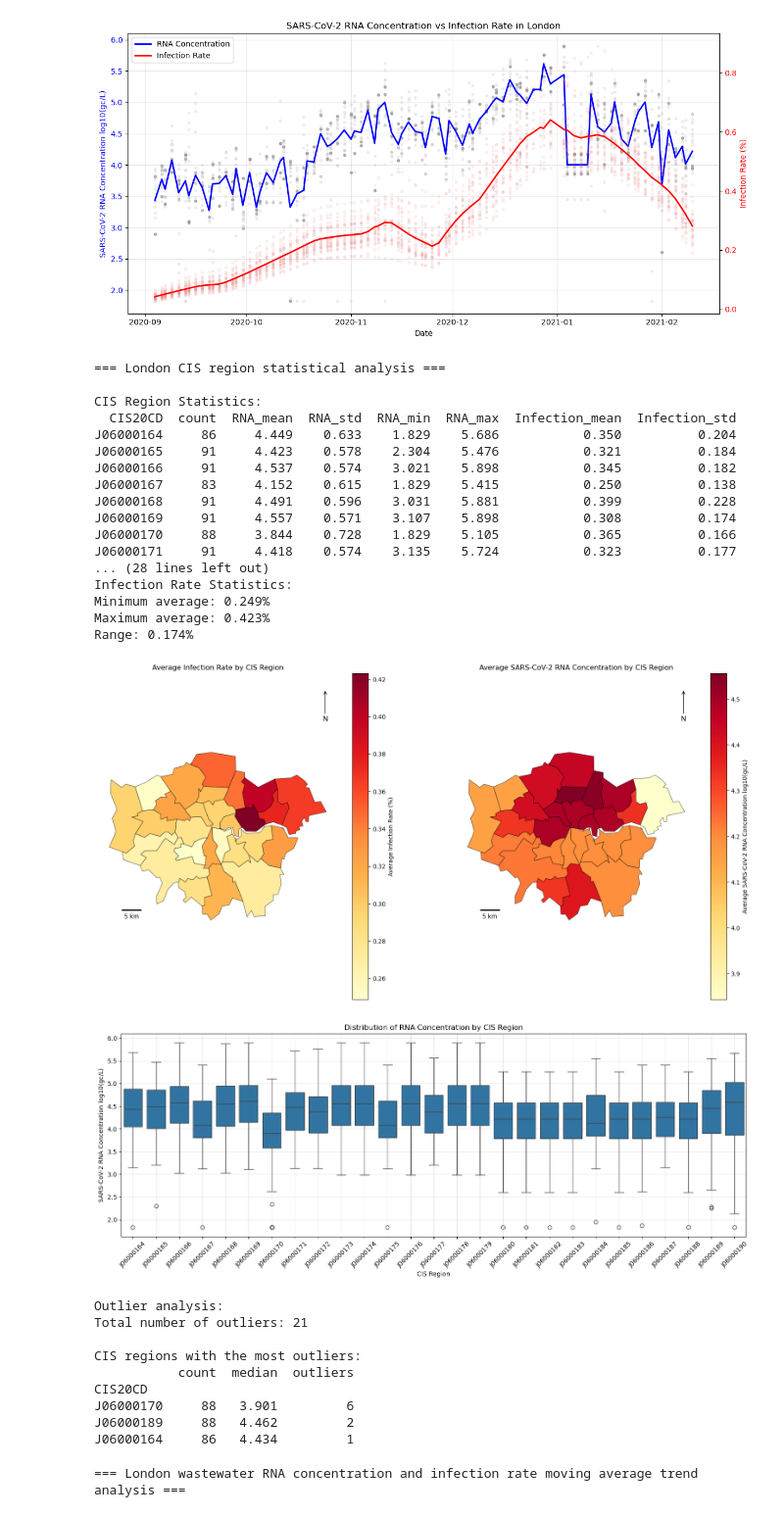
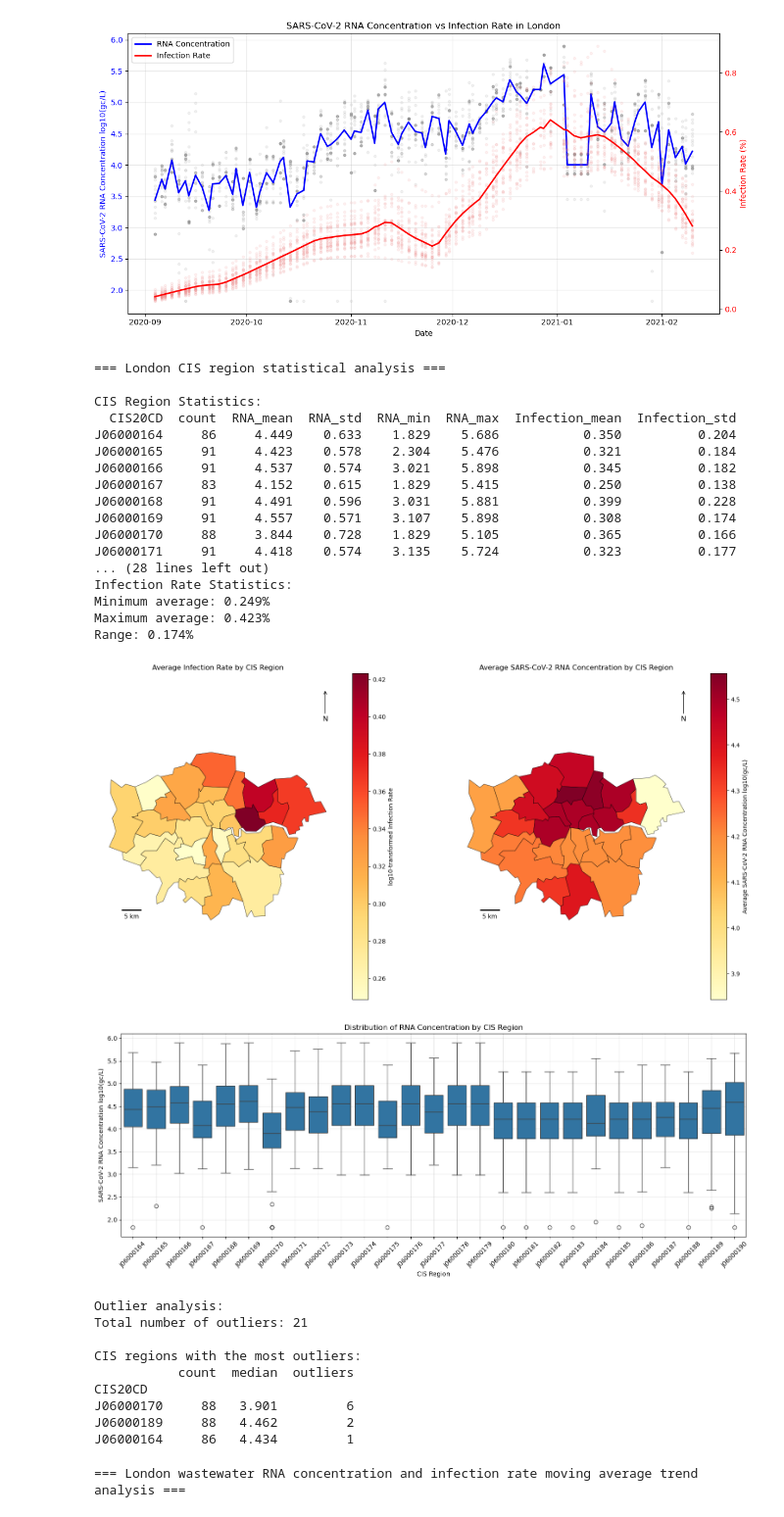
Before and after one commit to chaosun-bot/COVID-19-infection-prevalence-WBS, a Jupyter notebook: notebooks/01_data_exploration.ipynb, the cells around one changed output. Shown at 98% size. Cells and saved outputs as stored; diff of their text form; code cells hidden in the pictures.

```diff
--- a/notebooks/01_data_exploration.ipynb
+++ b/notebooks/01_data_exploration.ipynb
@@ -680,7 +680,7 @@ london_cis = london_cis.merge(spatial_stats, on='CIS20CD')
 london_cis.plot(column='Infection_mean',
                 ax=ax1,
                 legend=True,
-                legend_kwds={'label': 'Average Infection Rate (%)'},
+                legend_kwds={'label': 'log10-transformed Infection Rate'},
                 cmap='YlOrRd',
                 edgecolor='black',
                 linewidth=0.5)
@@ -765,34 +765,34 @@ def get_outliers(group):
     outliers = group[(group < lower_bound) | (group > upper_bound)]
     return len(outliers)
 
 boxplot_stats['outliers'] = london_data_transformed.groupby('CIS20CD')['sars_cov2_gc_l_mean'].apply(get_outliers)
 boxplot_stats['IQR'] = boxplot_stats['Q3'] - boxplot_stats['Q1']
 
 # Find regions with the most outliers
 print("\nOutlier analysis:")
 outliers_most = boxplot_stats.nlargest(3, 'outliers')
 print(f"Total number of outliers: {boxplot_stats['outliers'].sum()}")
 print("\nCIS regions with the most outliers:")
 print(outliers_most[['count', 'median', 'outliers']].to_string())
 # %% [output]
 === London CIS region statistical analysis ===
 
 CIS Region Statistics:
   CIS20CD  count  RNA_mean  RNA_std  RNA_min  RNA_max  Infection_mean  Infection_std
 J06000164     86     4.449    0.633    1.829    5.686           0.350          0.204
 J06000165     91     4.423    0.578    2.304    5.476           0.321          0.184
 J06000166     91     4.537    0.574    3.021    5.898           0.345          0.182
 J06000167     83     4.152    0.615    1.829    5.415           0.250          0.138
 J06000168     91     4.491    0.596    3.031    5.881           0.399          0.228
 J06000169     91     4.557    0.571    3.107    5.898           0.308          0.174
 J06000170     88     3.844    0.728    1.829    5.105           0.365          0.166
 J06000171     91     4.418    0.574    3.135    5.724           0.323          0.177
 ... (28 lines left out)
 Infection Rate Statistics:
 Minimum average: 0.249%
 Maximum average: 0.423%
 Range: 0.174%
-[figure, old version]
+[figure, new version]
 [figure]
 Outlier analysis:
 Total number of outliers: 21
```
